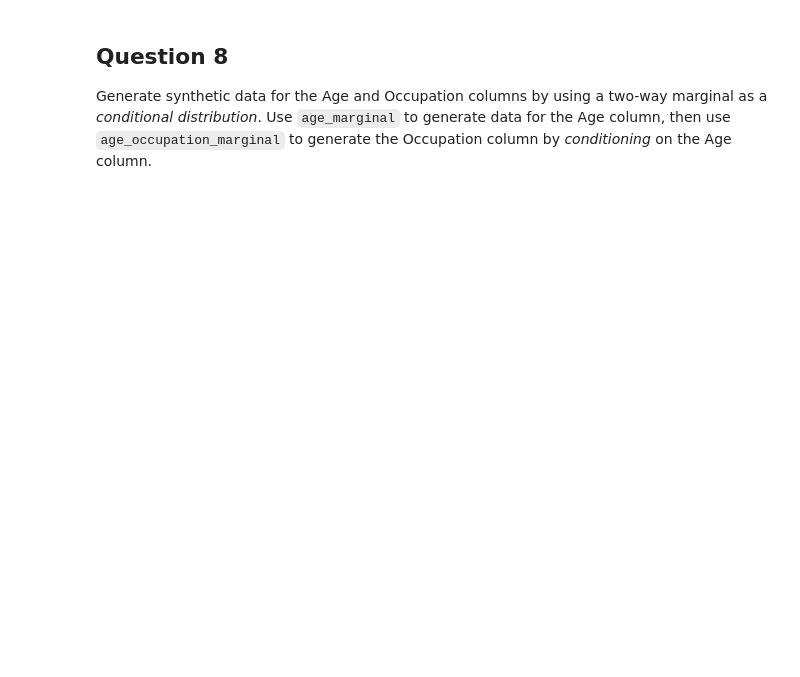
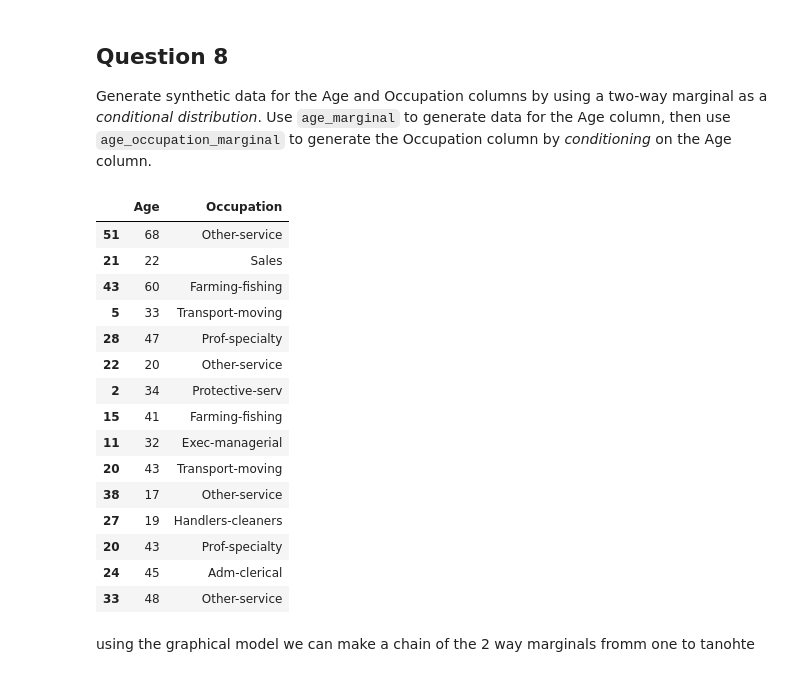
Before and after one commit to Kyk0/coursework-data-privacy, a Jupyter notebook: exercises/CS3110_Ex_11-10-25.ipynb, the cells around one changed output. Drawn from its saved outputs; the diff is of its cells as text; code cells hidden in the pictures; blank space fills up the shorter version.

```diff
--- a/exercises/CS3110_Ex_11-10-25.ipynb
+++ b/exercises/CS3110_Ex_11-10-25.ipynb
@@ -225,9 +274,41 @@ gen_samples(15, marginal)
 ## Question 8
 
 Generate synthetic data for the Age and Occupation columns by using a two-way marginal as a *conditional distribution*. Use `age_marginal` to generate data for the Age column, then use `age_occupation_marginal` to generate the Occupation column by *conditioning* on the Age column.
-# %%
-def gen_age_occupation_conditional(n, epsilon):
-    # YOUR CODE HERE
-    raise NotImplementedError()
-
-gen_age_occupation_conditional(15, 1.0)
+# %%
+def gen_age_occupation_conditional(n, epsilon):
+    def gen_conditional(s,m,cond,target):
+        #limit m tot he roes where cond == s
+        limited = m[m[cond] == s]
+        return limited.sample(n=1,weights='probability')[target].iloc[0]
+
+    # 1 generate 1 way marginal for age
+    m1 = age_marginal(epsilon/2)
+    # 2 generate 2 way marginal for age and occupation to treat as a
+    #   conditional probability for occupation given age
+    m2  = age_occupation_marginal(epsilon/2)
+    # 3 sample ages using(1)
+    samples = gen_samples(n, m1)
+    # 4 sample occupation given ages using(2)
+    samples['Occupation'] = [gen_conditional(s,m2,'Age', 'Occupation') for s in samples['Age']]
+    return samples
+
+gen_age_occupation_conditional(15, 1.0)
+# %% [output]
+|  | Age | Occupation |
+| 51 | 68 | Other-service |
+| 21 | 22 | Sales |
+| 43 | 60 | Farming-fishing |
+| 5 | 33 | Transport-moving |
+| 28 | 47 | Prof-specialty |
+| 22 | 20 | Other-service |
+| 2 | 34 | Protective-serv |
+| 15 | 41 | Farming-fishing |
+| 11 | 32 | Exec-managerial |
+| 20 | 43 | Transport-moving |
+| 38 | 17 | Other-service |
+| 27 | 19 | Handlers-cleaners |
+| 20 | 43 | Prof-specialty |
+| 24 | 45 | Adm-clerical |
+| 33 | 48 | Other-service |
+# %% [markdown]
+using the graphical model we can make a chain of the 2 way marginals fromm one to tanohte
```
Also changed, not shown: parts of 13 cells of this notebook.
